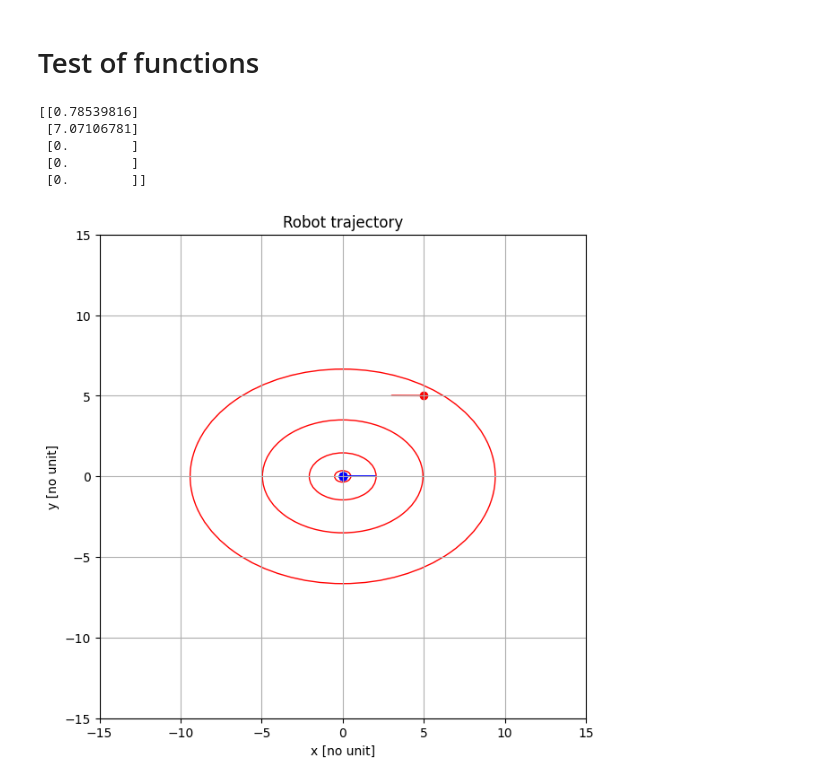
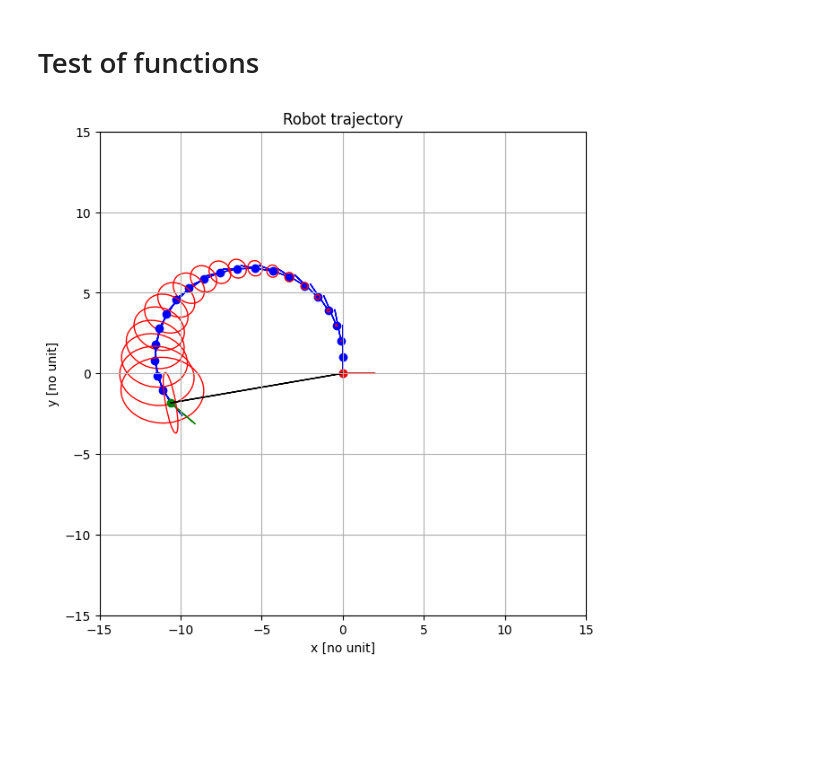
Before and after one commit to MarcusLariJ/UWB_Rasberry, a Jupyter notebook: Sim/test_env.ipynb, the cells around one changed output. Saved outputs shown, nothing was run; the diff lists cells and outputs as text; code cells hidden in the pictures; blank space fills up the shorter version.

```diff
--- a/Sim/test_env.ipynb
+++ b/Sim/test_env.ipynb
@@ -6,28 +6,33 @@ import models_functions as mf
 import numpy as np
 # %% [markdown]
 # Test of functions
-# %%
-fig, ax = rp.setup_plot()
-
-mmi = mf.MotionModel()
-mmj = mf.MotionModel(x0=np.array([[3.14],[0],[5],[5],[0],[0],[0],[0],[0],[0],[0]]))
-meas = mf.MeasModel()
-mmi.Q = np.diag([0,1,0.5,0,0,0])
-
-for i in range(5):
-    mmi.propagate()
-    x = mmi.x
-    P = mmi.P
-    rp.plot_position2(ax, x, P)
-
-rp.plot_position2(ax, mmj.x, mmj.P,color='r')
-
-h = meas.h_full(x, mmj.x, meas.t)
-print(h)
-# %% [output]
-[[0.78539816]
- [7.07106781]
- [0.        ]
- [0.        ]
- [0.        ]]
-[figure, removed]
+# %%
+fig, ax = rp.setup_plot()
+
+mmi = mf.MotionModel(x0=np.array([[3.14/2],[0],[0],[0],[0],[1],[0],[0],[0],[0],[0]]), Q=np.diag([0.1, 0.1, 0.1, 0.00001, 0.00001, 0.00001]))
+mmj = mf.MotionModel()
+measi = mf.MeasModel(R=np.diag([0.1, 0.1, 0.001, 0.001, 0.001]))
+measj = mf.MeasModel()
+
+rp.plot_position2(ax, mmi.x, mmi.P)
+y = np.array([[0.2], [0], [0.2]])
+for i in range(20):
+    mmi.predict()
+    mmi.propagate()
+    mf.KF_IMU(mmi, measi, y)
+    rp.plot_position2(ax, mmi.x, mmi.P)
+
+rp.plot_position(ax, mmj.x, color='r')
+
+# Perform correction using anchor
+mmi.predict()
+mmi.propagate()
+
+yfull = measi.h_full(mmi.x, mmj.x, measj.t)
+yfull[mf.Z_W:] = y
+
+mf.KF_full(mmi, mmj, measi, measj, yfull)
+rp.plot_position2(ax, mmi.x, mmi.P, color='g')
+rp.plot_measurement(ax, mmi.x, mmj.x)
+# %% [output]
+[figure, added]
```
Also changed, not shown: 2 other files.
